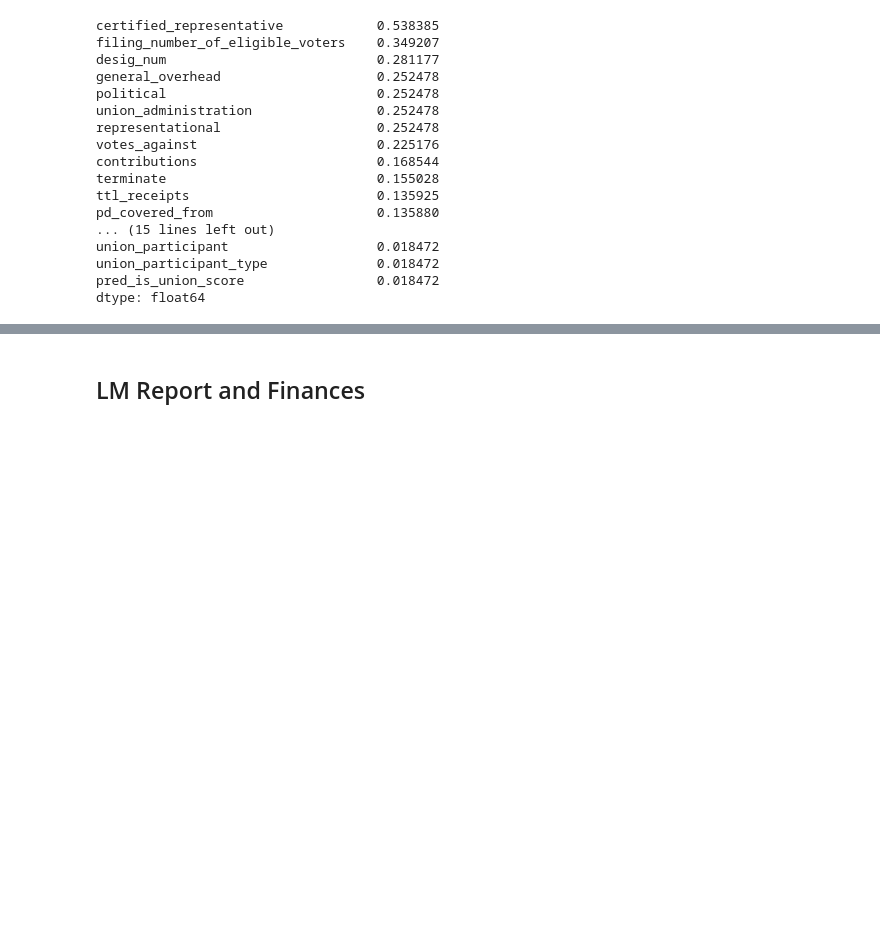
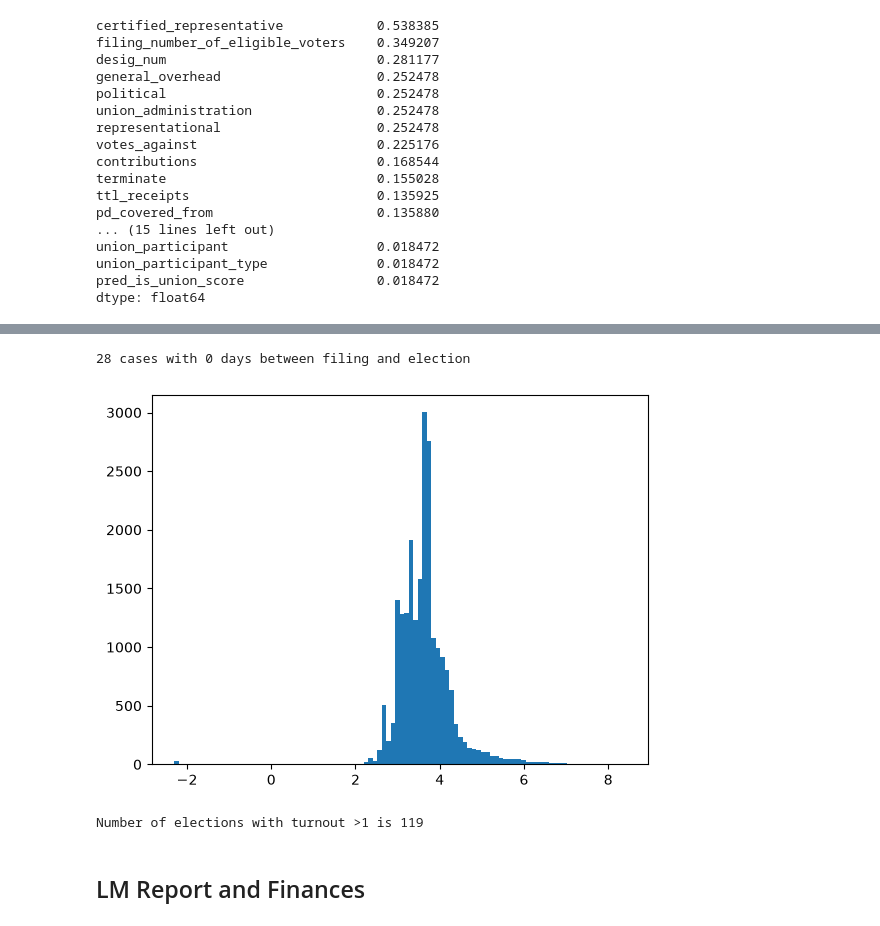
Before and after one commit to peishi/union-elections-modeling, a Jupyter notebook: eda.ipynb, the cells around one changed output, grey strips where cells are left out. Cells and saved outputs as stored; diff of their text form; code cells hidden in the pictures; blank space fills up the shorter version.

```diff
--- a/eda.ipynb
+++ b/eda.ipynb
@@ -153,3 +159,36 @@ dtype: float64
+# %%
+df['days_to_election'] = (df['election_date'] - df['date_filed']).apply(
+    lambda x: int( x / datetime.timedelta(days=1) ) if pd.notna(x) else x
+)
+
+# Miscoded data. Checked 05-RC-244804 and 13-RC-090072 and dates seem like typos.
+# df[df['days_to_election'] < 0][['election_date', 'date_filed', 'case_number']]
+
+df['days_to_election'].describe()
+
+# Need to take log of these since many extreme values. Any elections with 0 days between filing and election?
+print(f"{sum(df['days_to_election'] == 0)} cases with 0 days between filing and election")
+
+plt.hist(np.log(df['days_to_election'] + 0.1), bins=100)
+plt.show()
+# %% [output]
+28 cases with 0 days between filing and election
+[figure, added]
+# %%
+# Turnout
+
+nonzero = df['filing_number_of_eligible_voters'] > 0
+df['total_votes'] = df['votes_for_union'] + df['votes_against']
+df.loc[nonzero, 'turnout'] = df.loc[nonzero, 'total_votes'] / df.loc[nonzero, 'filing_number_of_eligible_voters']
+
+# Number of elections with turnout greater than 1
+print(f"Number of elections with turnout >1 is {sum(df[df['turnout'].notna()]['turnout'] > 1)}")
+df[df['turnout'] > 1][['total_votes', 'filing_number_of_eligible_voters']]
+
+invalid = df['turnout'] > 1
+df.loc[invalid, 'turnout'] = None
+# %% [output]
+Number of elections with turnout >1 is 119
 # %% [markdown]
 ## LM Report and Finances
 # %%
```
Also changed, not shown: parts of 3 cells of this notebook, 1 other file.
